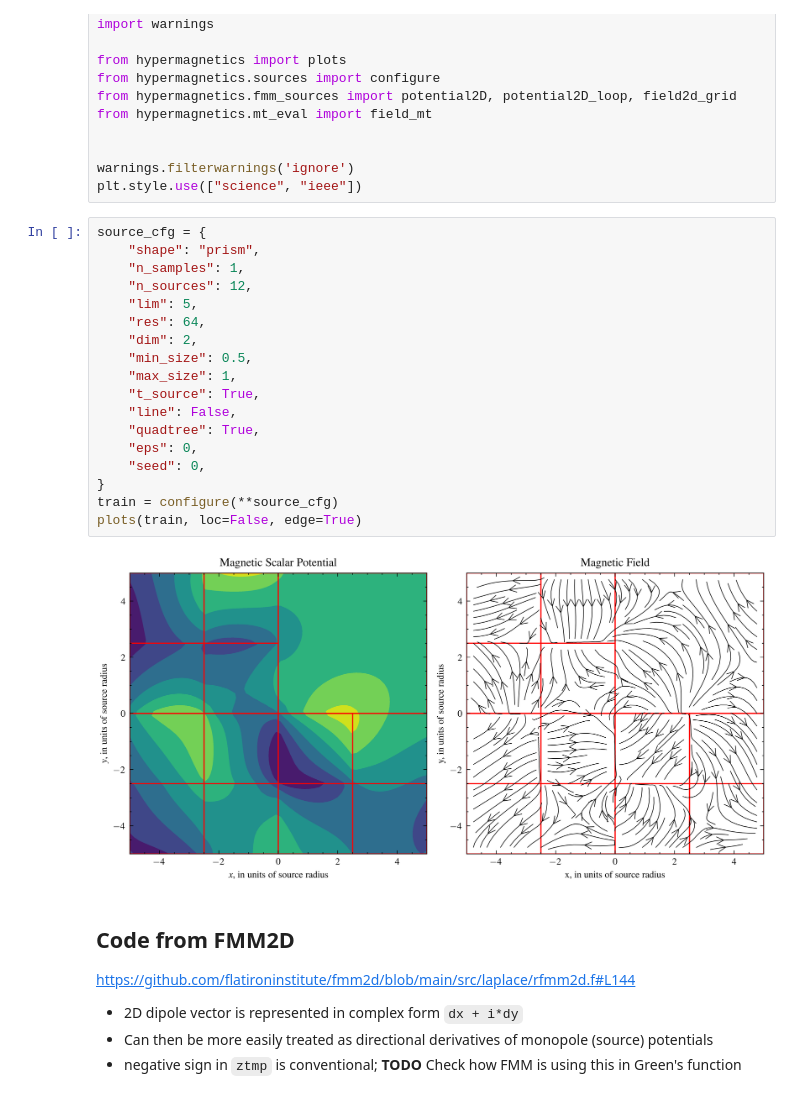
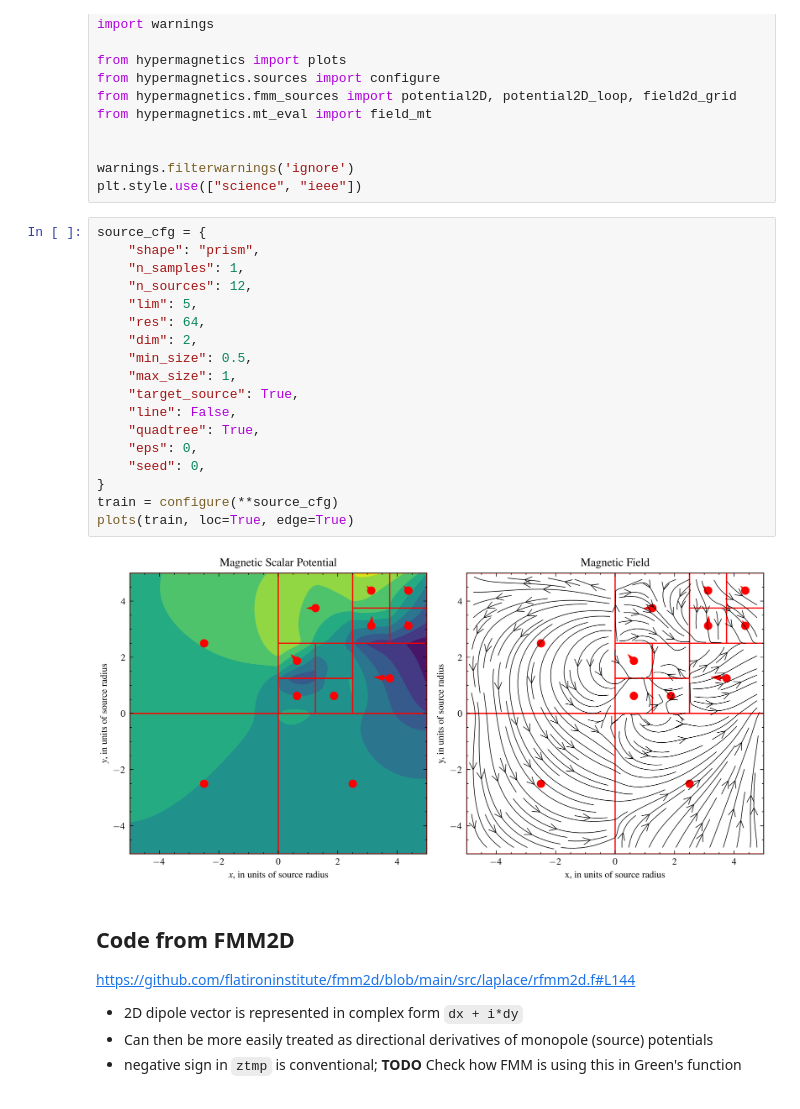
Before and after one commit to cmt-dtu-energy/hypermagnetics, a Jupyter notebook: nbs/check_fmm_prism.ipynb, the cells around one changed output. Saved outputs shown, nothing was run; the diff lists cells and outputs as text.

```diff
--- a/nbs/check_fmm_prism.ipynb
+++ b/nbs/check_fmm_prism.ipynb
@@ -21,23 +21,23 @@ plt.style.use(["science", "ieee"])
 # %%
 source_cfg = {
     "shape": "prism",
     "n_samples": 1,
     "n_sources": 12,
     "lim": 5,
     "res": 64,
     "dim": 2,
     "min_size": 0.5,
     "max_size": 1,
-    "t_source": True,
+    "target_source": True,
     "line": False,
     "quadtree": True,
     "eps": 0,
     "seed": 0,
 }
 train = configure(**source_cfg)
-plots(train, loc=False, edge=True)
+plots(train, loc=True, edge=True)
 # %% [output]
-[figure, old version]
+[figure, new version]
 # %% [markdown]
 ## Code from FMM2D
 https://github.com/flatironinstitute/fmm2d/blob/main/src/laplace/rfmm2d.f#L144
```
Also changed, not shown: parts of 4 cells of this notebook, 8 other files.
